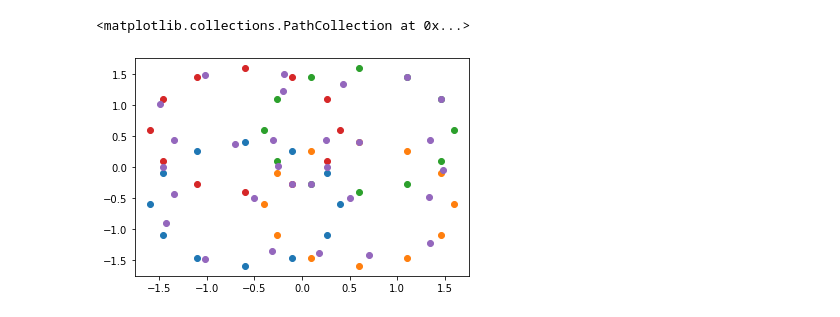
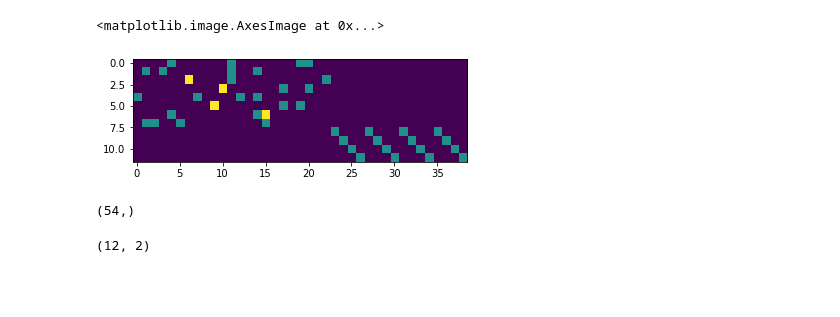
Before and after one commit to MattWerenski/Adversarial-OT, a Jupyter notebook: FP_Demo.ipynb, the cells around one changed output. Drawn from its saved outputs; the diff is of its cells as text; code cells hidden in the pictures; blank space fills up the shorter version.

Commit message:
Updated fixed point approach code

```diff
--- a/FP_Demo.ipynb
+++ b/FP_Demo.ipynb
@@ -48,5 +160,5 @@ def solve_partial_ots(Xs, Y, Ymass, threshold, distance, barrier=1):
 # %%
-def update_Y_locations(Xs, Y, gammas):
+def update_Y_locations(Xs, Y, gammas, Y_uses=None, interpolation=0.1):
     """
     update_Y_locations moves the locations of the points in Y to the
     centroids of the mass being assigned to them
@@ -54,6 +166,8 @@ def update_Y_locations(Xs, Y, gammas):
     :param Xs: list of dataset points
     :param Y: second dataset of points to be updated
     :param gammas: partial couplings
+    :param Y_uses: 2D boolean array for if Y_uses[i,j] is if the i'th Y point
+        is used by the j'th color.
     :return: updated locations as well as the updated mass assignments
     """
 
@@ -72,9 +186,13 @@ def update_Y_locations(Xs, Y, gammas):
     dominating_mass = np.max(np.sum(gammas, axis=1), axis=0)
 
     # removes unused points
-    centroids = centroids[total_assignment > 0]
+    centroids = (interpolation*centroids + (1-interpolation)*Y)[total_assignment > 0]
     dominating_mass = dominating_mass[total_assignment > 0]
 
+    if not Y_uses is None:
+        new_uses = Y_uses[total_assignment > 0]
+        return centroids, dominating_mass, new_uses
+
     return centroids, dominating_mass
 # %%
 def generate_initial_Y(Xs, npoints=40):
@@ -118,12 +376,9 @@ for d in data:
 # %%
-npoints = 40
-barrier = 3
-
-K = len(data)
-Y = generate_initial_Y(data, npoints=npoints)
-Ymass = np.ones(npoints) / npoints * K
-
-for d in data:
-    plt.scatter(d[:,0],d[:,1])
-plt.scatter(Y[:,0], Y[:,1])
+threshold = 0.3
+Y, Ymass, gammas, Xs = fixed_point(
+    data, threshold, euclidean,
+    npoints=50, barrier=3, slope=1.0)
+#plt.scatter(Y[:,0], Y[:,1])
+print('\n',np.sum(Ymass))
+print(violating_mass(Xs, Y, gammas, threshold, euclidean))
 # %% [output]
@@ -132,11 +387,13 @@ plt.scatter(Y[:,0], Y[:,1])
-# %%
-prev_Y = Y
-gammas = solve_partial_ots(data, Y, Ymass, 1.5, euclidean, barrier=barrier)
-Y,Ymass = update_Y_locations(data, Y, gammas)
-
-for d in data:
-    plt.scatter(d[:,0],d[:,1])
-plt.scatter(Y[:,0], Y[:,1])
-# %% [output]
-<matplotlib.collections.PathCollection at 0x...>
-[figure, removed]
+# %%
+plt.imshow(gammas[3]+gammas[2]+gammas[1]+gammas[0])
+# %% [output]
+<matplotlib.image.AxesImage at 0x...>
+[figure, added]
+# %%
+Ymass.shape
+# %% [output]
+(54,)
+# %%
+data[1].shape
+# %% [output]
+(12, 2)
```
Also changed, not shown: parts of 16 cells of this notebook, 2 other files.
